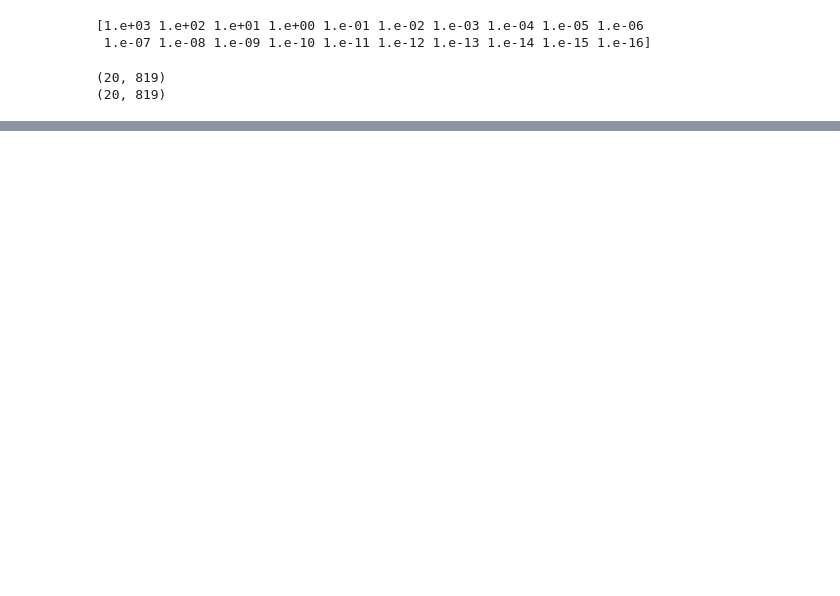
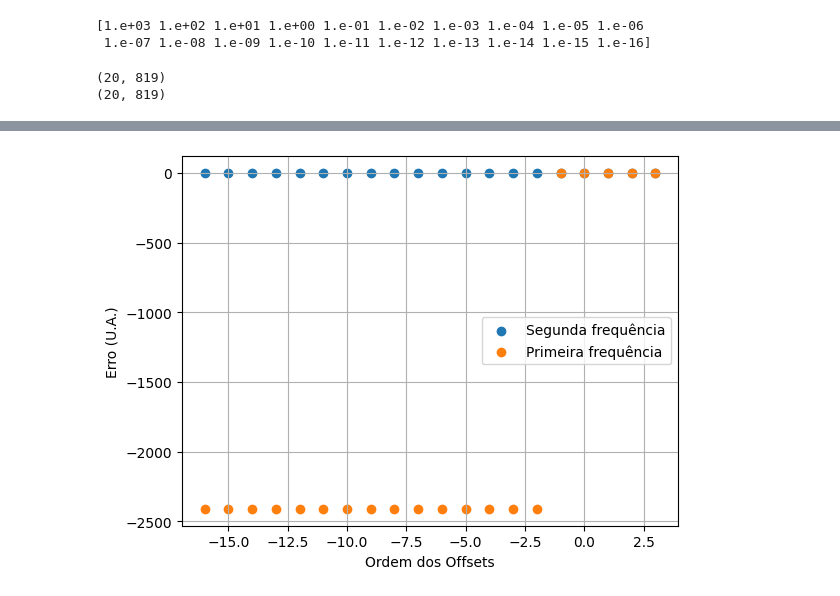
Before and after one commit to JoaoDell/MRI-study, a Jupyter notebook: examples/MPM/two_peaks.ipynb, the cells around one changed output, grey strips where cells are left out. Cells and saved outputs as stored; diff of their text form; code cells hidden in the pictures; blank space fills up the shorter version.

```diff
--- a/examples/MPM/two_peaks.ipynb
+++ b/examples/MPM/two_peaks.ipynb
@@ -224,0 +227,6 @@ k = np.arange(0, L_, 1, dtype = int)
+# %%
+if rerun == False:
+    s0s_ = np.load(folder_name + subfolder_name + "s0s_" + filename_end + ".npy")
+    phis_ = np.load(folder_name + subfolder_name + "phis_" + filename_end + ".npy")
+    omegas_ = np.load(folder_name + subfolder_name + "omegas_" + filename_end + ".npy")
+    t2s_ = np.load(folder_name + subfolder_name + "t2s_" + filename_end + ".npy")
@@ -224,0 +237,23 @@ k = np.arange(0, L_, 1, dtype = int)
+# %%
+offset = 0
+s0_offset = 9
+
+
+args = np.argsort(s0s_, axis=2)
+print(args.shape)
+
+
+
+identified_s0 = np.sort(s0s_[offset, s0_offset, args[offset, s0_offset, :]][L_ - 2: L_]) #filtra apenas os dois ultimos, correspondentes aos dois ultimos picos
+identified_omega = np.sort(omegas_[offset, s0_offset, args[offset, s0_offset, :]][L_ - 2: L_])
+identified_phi = np.sort(phis_[offset, s0_offset, args[offset, s0_offset, :]][L_ - 2: L_])
+identified_t2 = np.sort(t2s_[offset, s0_offset, args[offset, s0_offset, :]][L_ - 2: L_])
+
+print(f"Offset de frequência {offsets[offset]} | Offset de S0 {s0_offsets[s0_offset]}")
+print(offsets[i])
+print("Original")
+print(np.sort(np.array([ws[0], ws[0] + offsets[offset]])))
+print("Identificado \t\t\t Desvio Padrão")
+print(identified_omega, "\t",identified_std_omega)
+print("Erro")
+print(np.sort(np.array([ws[0], ws[0] + offsets[offset]])) - identified_omega)
@@ -224,0 +270,16 @@ k = np.arange(0, L_, 1, dtype = int)
+# %%
+first_error, second_error = np.zeros_like(offsets), np.zeros_like(offsets)
+for k in range(offsets.size):
+    compare_arr = np.sort(omegas_[k, s0_offset, args[k, s0_offset, :]][L_ - 2: L_])
+    first_error[k] = compare_arr[0] - ws[0]
+    second_error[k] = compare_arr[1] - (ws[0] + offsets[k])
+
+# plt.figure(figsize=(10, 7))
+plt.scatter(np.log10(offsets), second_error, label = f"Segunda frequência")
+plt.scatter(np.log10(offsets), first_error, label = "Primeira frequência")
+plt.xlabel("Ordem dos Offsets")
+plt.ylabel("Erro (U.A.)")
+plt.legend()
+plt.grid()
+# %% [output]
+[figure, added]
```
Also changed, not shown: parts of 38 cells of this notebook, 27 other files.
